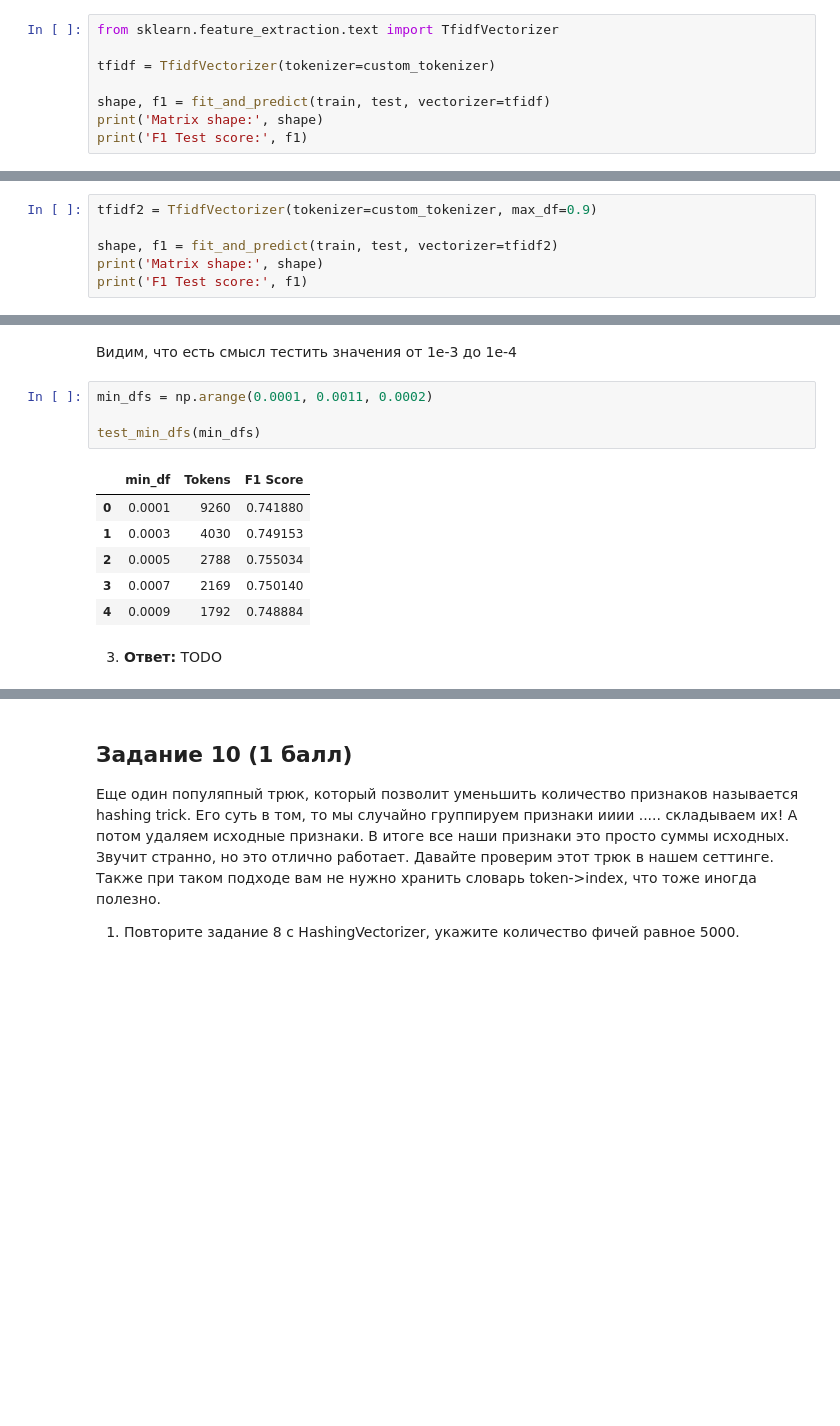
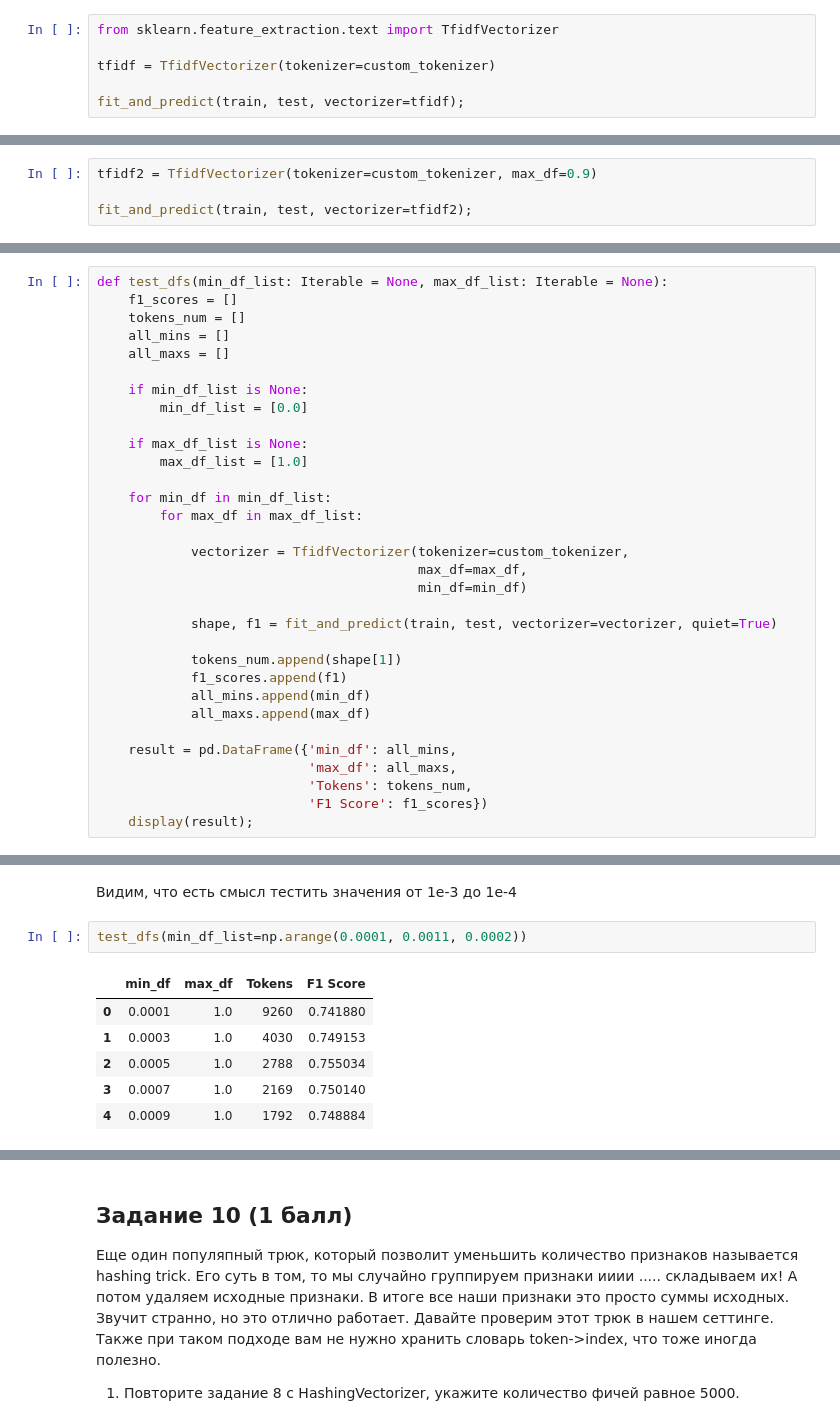
Before and after one commit to vctriusss/iad-ds-homeworks, a Jupyter notebook: hw06_texts.ipynb, the cells around one changed output, grey strips where cells are left out. Cells and saved outputs as stored; diff of their text form; blank space fills up the shorter version.

```diff
--- a/hw06_texts.ipynb
+++ b/hw06_texts.ipynb
@@ -451,9 +475,7 @@ from sklearn.feature_extraction.text import TfidfVectorizer
 
 tfidf = TfidfVectorizer(tokenizer=custom_tokenizer)
 
-shape, f1 = fit_and_predict(train, test, vectorizer=tfidf)
-print('Matrix shape:', shape)
-print('F1 Test score:', f1)
+fit_and_predict(train, test, vectorizer=tfidf);
 # %% [output]
 Matrix shape: (5329, 9260)
 F1 Test score: 0.7418803418803419
@@ -464,9 +492,7 @@ F1 Test score: 0.7418803418803419
 # %%
 tfidf2 = TfidfVectorizer(tokenizer=custom_tokenizer, max_df=0.9)
 
-shape, f1 = fit_and_predict(train, test, vectorizer=tfidf2)
-print('Matrix shape:', shape)
-print('F1 Test score:', f1)
+fit_and_predict(train, test, vectorizer=tfidf2);
 # %% [output]
 Matrix shape: (5329, 9260)
 F1 Test score: 0.7418803418803419
@@ -474,0 +509,32 @@ F1 Test score: 0.7418803418803419
+# %%
+def test_dfs(min_df_list: Iterable = None, max_df_list: Iterable = None):
+    f1_scores = []
+    tokens_num = []
+    all_mins = []
+    all_maxs = []
+
+    if min_df_list is None:
+        min_df_list = [0.0]
+
+    if max_df_list is None:
+        max_df_list = [1.0]
+
+    for min_df in min_df_list:
+        for max_df in max_df_list:
+
+            vectorizer = TfidfVectorizer(tokenizer=custom_tokenizer,
+                                         max_df=max_df,
+                                         min_df=min_df)
+
+            shape, f1 = fit_and_predict(train, test, vectorizer=vectorizer, quiet=True)
+
+            tokens_num.append(shape[1])
+            f1_scores.append(f1)
+            all_mins.append(min_df)
+            all_maxs.append(max_df)
+
+    result = pd.DataFrame({'min_df': all_mins,
+                           'max_df': all_maxs,
+                           'Tokens': tokens_num,
+                           'F1 Score': f1_scores})
+    display(result);
@@ -518,15 +576,11 @@ test_min_dfs(min_dfs)
 # %% [markdown]
 Видим, что есть смысл тестить значения от 1e-3 до 1e-4
 # %%
-min_dfs = np.arange(0.0001, 0.0011, 0.0002)
-
-test_min_dfs(min_dfs)
+test_dfs(min_df_list=np.arange(0.0001, 0.0011, 0.0002))
 # %% [output]
-|  | min_df | Tokens | F1 Score |
-| 0 | 0.0001 | 9260 | 0.741880 |
-| 1 | 0.0003 | 4030 | 0.749153 |
-| 2 | 0.0005 | 2788 | 0.755034 |
-| 3 | 0.0007 | 2169 | 0.750140 |
-| 4 | 0.0009 | 1792 | 0.748884 |
+|  | min_df | max_df | Tokens | F1 Score |
+| 0 | 0.0001 | 1.0 | 9260 | 0.741880 |
+| 1 | 0.0003 | 1.0 | 4030 | 0.749153 |
+| 2 | 0.0005 | 1.0 | 2788 | 0.755034 |
+| 3 | 0.0007 | 1.0 | 2169 | 0.750140 |
+| 4 | 0.0009 | 1.0 | 1792 | 0.748884 |
-# %% [markdown]
-3. **Ответ:** TODO
```
Also changed, not shown: parts of 30 cells of this notebook.
